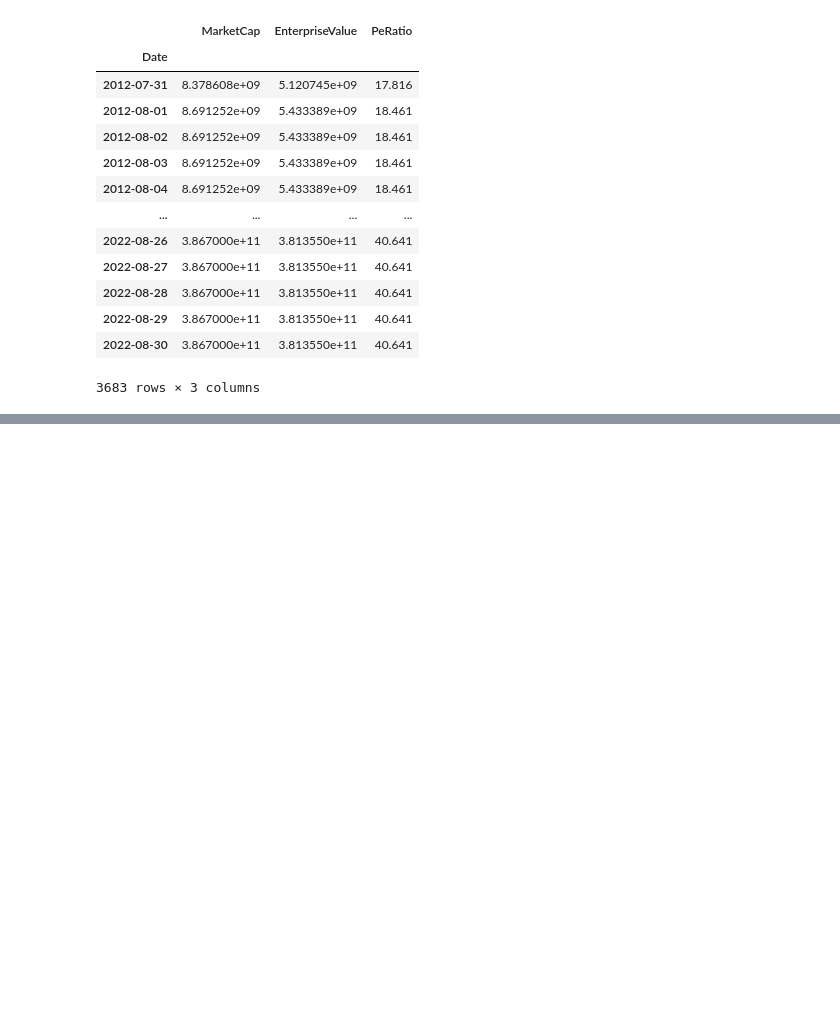
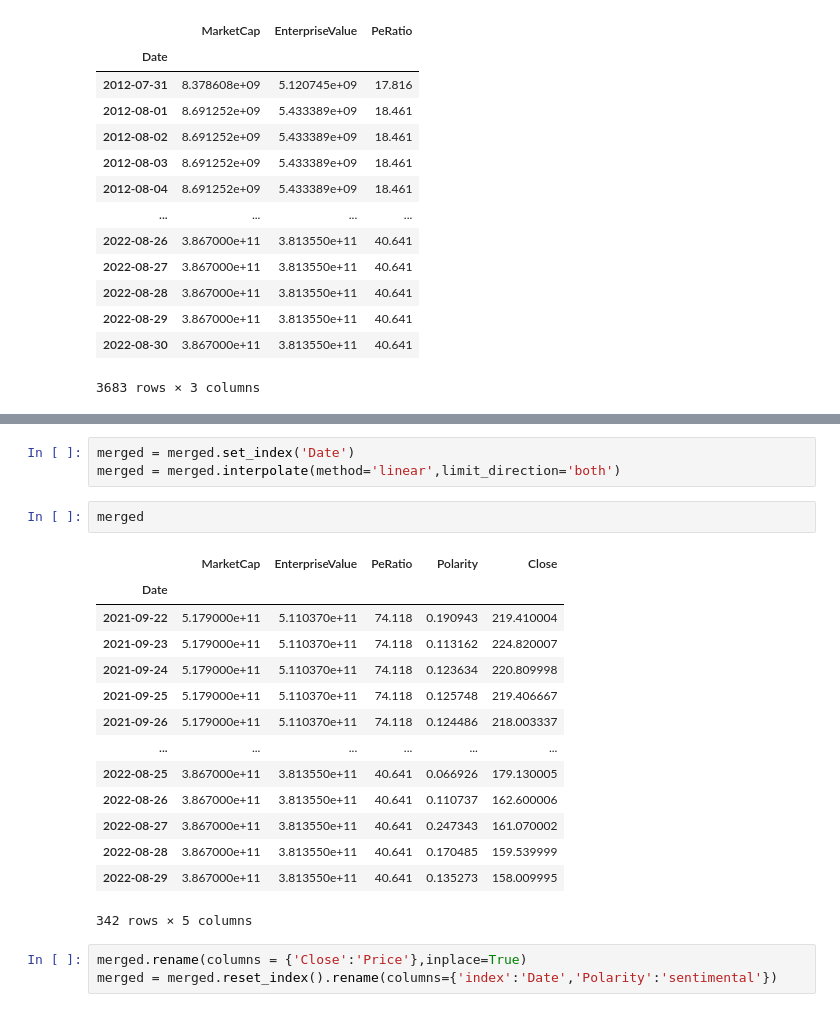
Before and after one commit to ds330wkguys/project_code, a Jupyter notebook: stat_interpolate.ipynb, the cells around one changed output, grey strips where cells are left out. Saved outputs shown, nothing was run; the diff lists cells and outputs as text; blank space fills up the shorter version.

```diff
--- a/stat_interpolate.ipynb
+++ b/stat_interpolate.ipynb
@@ -243,0 +309,23 @@ NVDA2012
+# %%
+merged = merged.set_index('Date')
+merged = merged.interpolate(method='linear',limit_direction='both')
+# %%
+merged
+# %% [output]
+|  | MarketCap | EnterpriseValue | PeRatio | Polarity | Close |
+| Date |  |  |  |  |  |
+| 2021-09-22 | 5.179000e+11 | 5.110370e+11 | 74.118 | 0.190943 | 219.410004 |
+| 2021-09-23 | 5.179000e+11 | 5.110370e+11 | 74.118 | 0.113162 | 224.820007 |
+| 2021-09-24 | 5.179000e+11 | 5.110370e+11 | 74.118 | 0.123634 | 220.809998 |
+| 2021-09-25 | 5.179000e+11 | 5.110370e+11 | 74.118 | 0.125748 | 219.406667 |
+| 2021-09-26 | 5.179000e+11 | 5.110370e+11 | 74.118 | 0.124486 | 218.003337 |
+| ... | ... | ... | ... | ... | ... |
+| 2022-08-25 | 3.867000e+11 | 3.813550e+11 | 40.641 | 0.066926 | 179.130005 |
+| 2022-08-26 | 3.867000e+11 | 3.813550e+11 | 40.641 | 0.110737 | 162.600006 |
+| 2022-08-27 | 3.867000e+11 | 3.813550e+11 | 40.641 | 0.247343 | 161.070002 |
+| 2022-08-28 | 3.867000e+11 | 3.813550e+11 | 40.641 | 0.170485 | 159.539999 |
+| 2022-08-29 | 3.867000e+11 | 3.813550e+11 | 40.641 | 0.135273 | 158.009995 |
+342 rows × 5 columns
+# %%
+merged.rename(columns = {'Close':'Price'},inplace=True)
+merged = merged.reset_index().rename(columns={'index':'Date','Polarity':'sentimental'})
```
Also changed, not shown: parts of 9 cells of this notebook.
